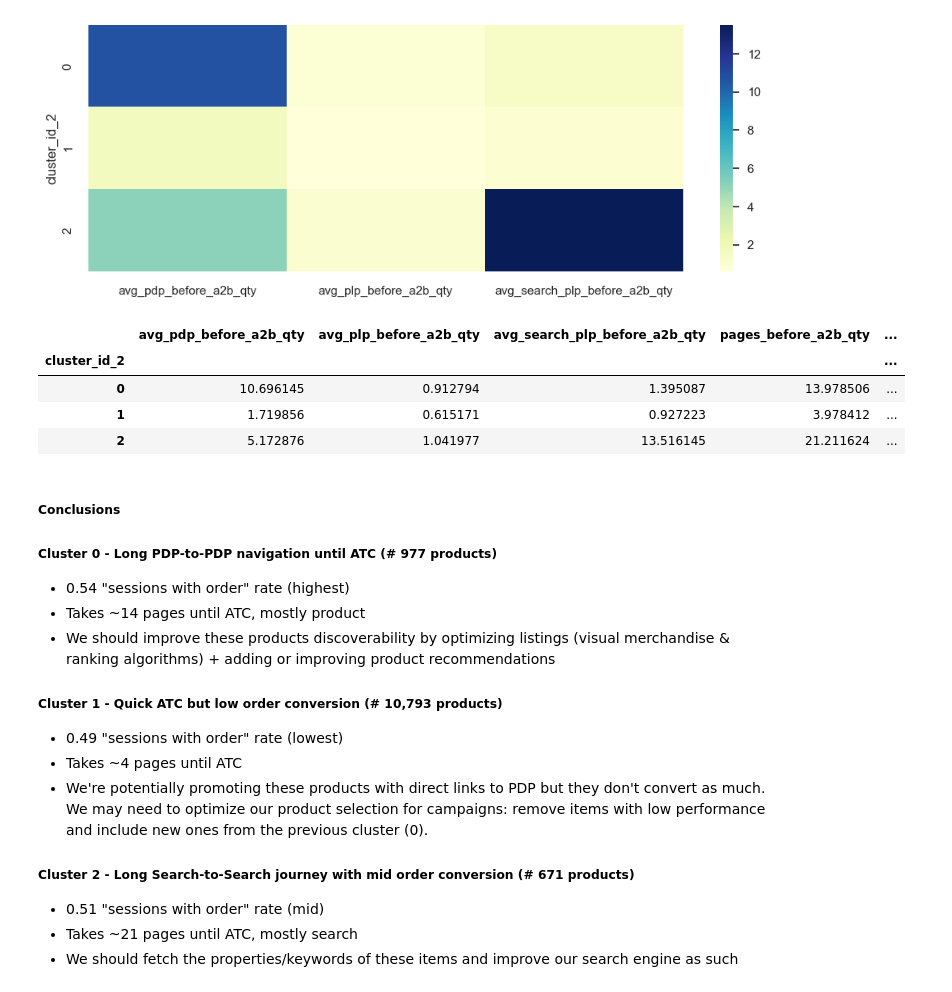
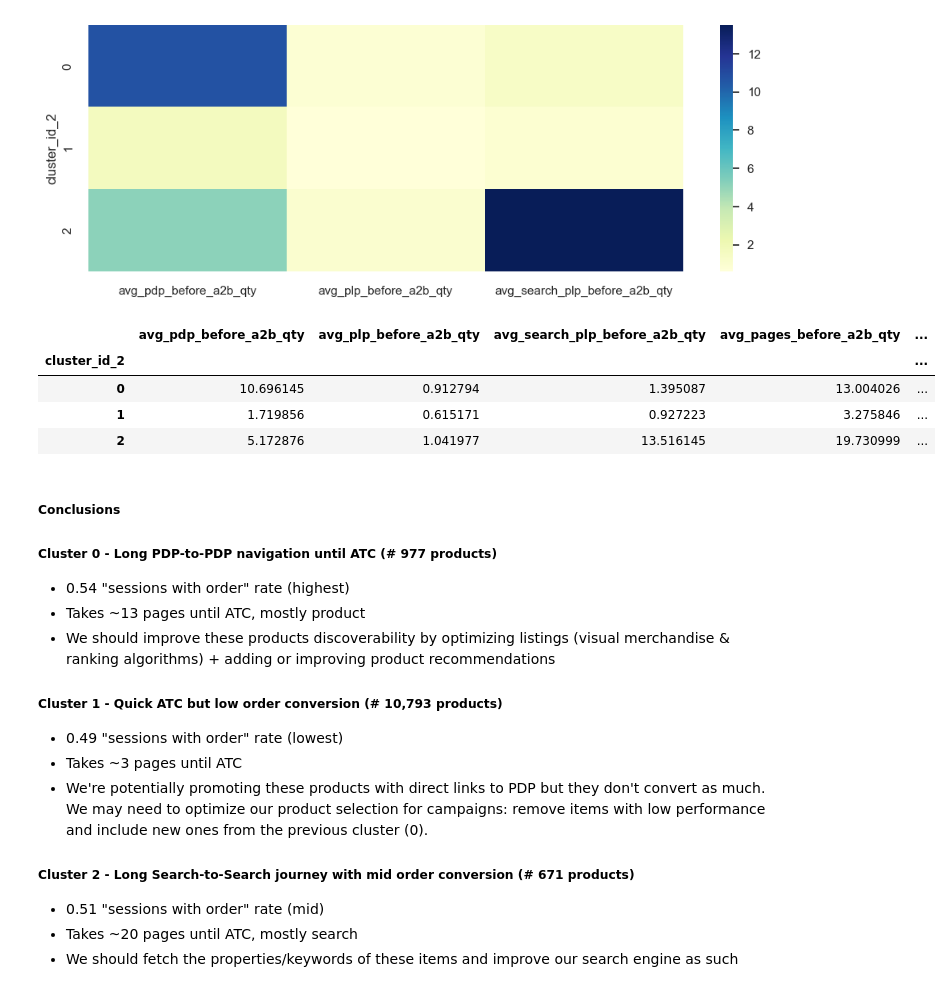
Before and after one commit to jpgsamu/autodoc-task-jan-2024, a Jupyter notebook: task_files/python_files/cluster_products.ipynb, the cells around one changed output. Drawn from its saved outputs; the diff is of its cells as text; code cells hidden in the pictures.

```diff
--- a/task_files/python_files/cluster_products.ipynb
+++ b/task_files/python_files/cluster_products.ipynb
@@ -114,29 +114,29 @@ seaborn.heatmap(df_products[features_cluster2].groupby("cluster_id_2").mean(),cm
 <Axes: ylabel='cluster_id_2'>
 [figure]
 # %%
-df_products.groupby("cluster_id_2").mean()[new_features + ["pages_before_a2b_qty","sessions_with_order"]]
+df_products.groupby("cluster_id_2").mean()[new_features + ["avg_pages_before_a2b_qty","sessions_with_order"]]
 # %% [output]
-|  | avg_pdp_before_a2b_qty | avg_plp_before_a2b_qty | avg_search_plp_before_a2b_qty | pages_before_a2b_qty | ... |
+|  | avg_pdp_before_a2b_qty | avg_plp_before_a2b_qty | avg_search_plp_before_a2b_qty | avg_pages_before_a2b_qty | ... |
 | cluster_id_2 |  |  |  |  | ... |
-| 0 | 10.696145 | 0.912794 | 1.395087 | 13.978506 | ... |
-| 1 | 1.719856 | 0.615171 | 0.927223 | 3.978412 | ... |
-| 2 | 5.172876 | 1.041977 | 13.516145 | 21.211624 | ... |
+| 0 | 10.696145 | 0.912794 | 1.395087 | 13.004026 | ... |
+| 1 | 1.719856 | 0.615171 | 0.927223 | 3.275846 | ... |
+| 2 | 5.172876 | 1.041977 | 13.516145 | 19.730999 | ... |
 # %% [markdown]
 ##### Conclusions
 
 ##### Cluster 0 - Long PDP-to-PDP navigation until ATC (# 977 products)
 
 * 0.54 "sessions with order" rate (highest)
-* Takes ~14 pages until ATC, mostly product
+* Takes ~13 pages until ATC, mostly product
 * We should improve these products discoverability by optimizing listings (visual merchandise & ranking algorithms) + adding or improving product recommendations
 
 ##### Cluster 1 - Quick ATC but low order conversion (# 10,793 products)
 * 0.49 "sessions with order" rate (lowest)
-* Takes ~4 pages until ATC
+* Takes ~3 pages until ATC
 * We're potentially promoting these products with direct links to PDP but they don't convert as much. We may need to optimize our product selection for campaigns: remove items with low performance and include new ones from the previous cluster (0).
 
 
 ##### Cluster 2 - Long Search-to-Search journey with mid order conversion (# 671 products)
 * 0.51 "sessions with order" rate (mid)
-* Takes ~21 pages until ATC, mostly search
+* Takes ~20 pages until ATC, mostly search
 * We should fetch the properties/keywords of these items and improve our search engine as such
```
